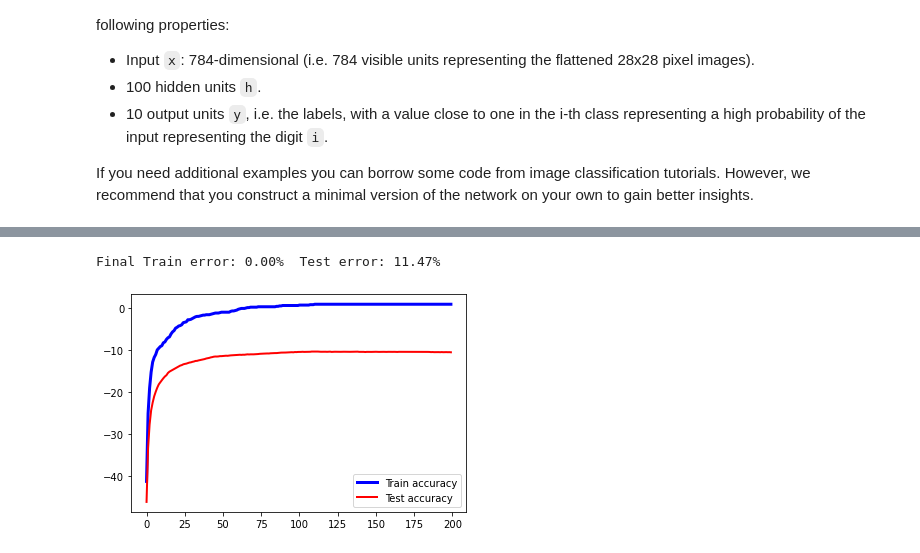
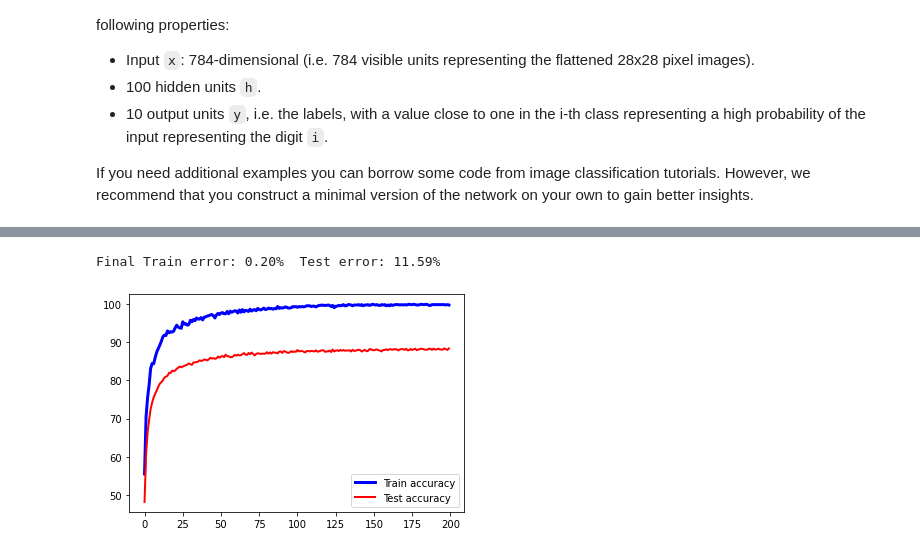
Before and after one commit to aamoros8/IAPR_EPFL, a Jupyter notebook: labs/lab_03_classification.ipynb, the cells around one changed output, grey strips where cells are left out. Cells and saved outputs as stored; diff of their text form; code cells hidden in the pictures.

```diff
--- a/labs/lab_03_classification.ipynb
+++ b/labs/lab_03_classification.ipynb
@@ -186,13 +194,14 @@ class MLP(nn.Module):
         fc2: Second fully connected linear layer (nb_hidden) --> 10
 
         """
+        # First fully connected linear layer (784)->(100)
         self.fc1 = nn.Linear(28*28, nb_hidden)
+
+
         self.fc2 = nn.Linear(nb_hidden, 10)
-        self.drop=n.Dropout(0.1)
 
     def forward(self, x):
         x = F.relu(self.fc1(x.view(-1, 28*28)))
-        x=self.drop(x)
         x = self.fc2(x)
         return x
 
@@ -230,7 +239,6 @@ def train_model(model:nn.Module, train_input:torch.tensor, train_target:torch.te
         for b in range(0, train_input.size(0), mini_batch_size):
             output = model(train_input.narrow(0, b, mini_batch_size))
             loss = criterion(output, train_target.narrow(0, b, mini_batch_size))
-            acc_loss = acc_loss + loss.item()
             model.zero_grad()
             optimizer.zero_grad()
             loss.backward()
@@ -347,14 +363,16 @@ On the plot one can notice a a clear correlation between the testing and trainin
 # %%
+# Example for 1000 traingng data
 nb_e=200
 mini_batch_size=100
 model = MLP(100)
 train_error,test_error=train_model(model, train_input.narrow(0,0,1000), train_target.narrow(0,0,1000), mini_batch_size,nb_epochs=nb_e,verbose=0)
 fig = plt.figure()
 ax = fig.add_subplot(111)
-ax.plot(range(0,train_error.shape[0]), 1-train_error, color='blue', linewidth=3,label='Train accuracy')
-ax.plot(range(0,test_error.shape[0]), 1-test_error, color='red', linewidth=2,label='Test accuracy')
+ax.plot(range(0,train_error.shape[0]), 100-train_error, color='blue', linewidth=3,label='Train accuracy')
+ax.plot(range(0,test_error.shape[0]), 100-test_error, color='red', linewidth=2,label='Test accuracy')
+ax.set_xlabel('Epochs')
 ax.legend()
 plt.show()
 # %% [output]
-Final Train error: 0.00%  Test error: 11.47%
+Final Train error: 0.20%  Test error: 11.59%
-[figure, old version]
+[figure, new version]
```
Also changed, not shown: parts of 4 cells of this notebook.
